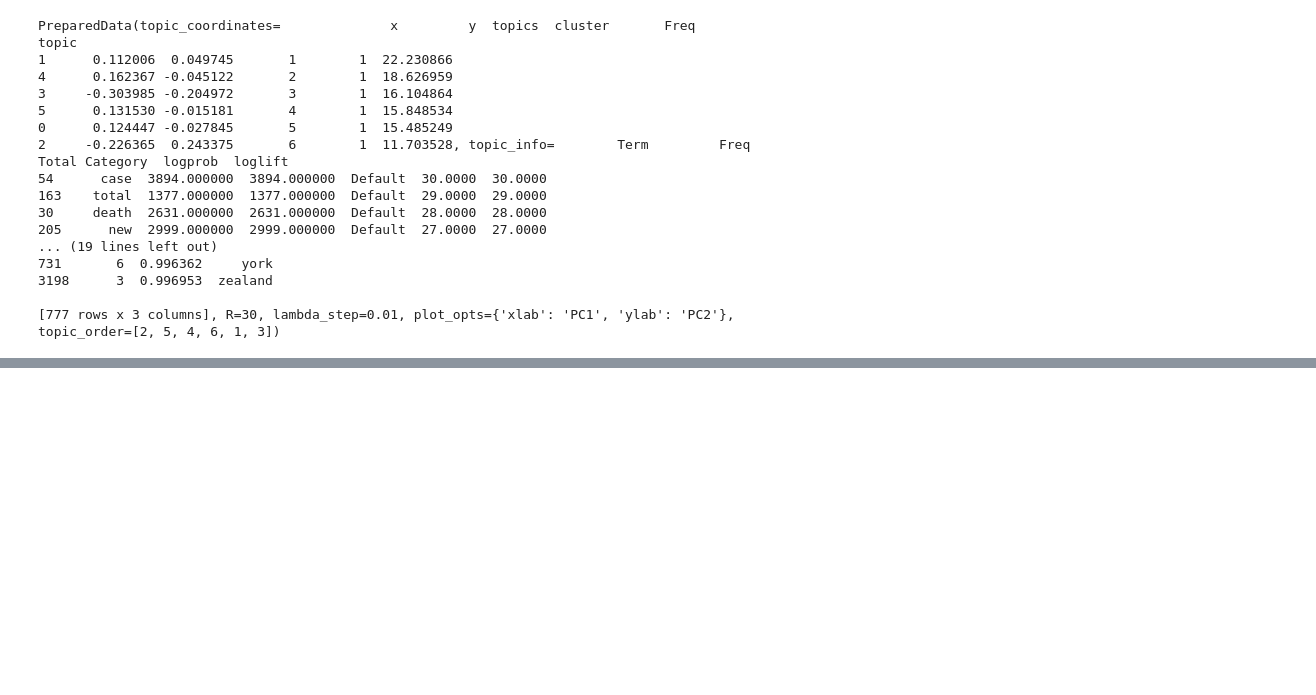
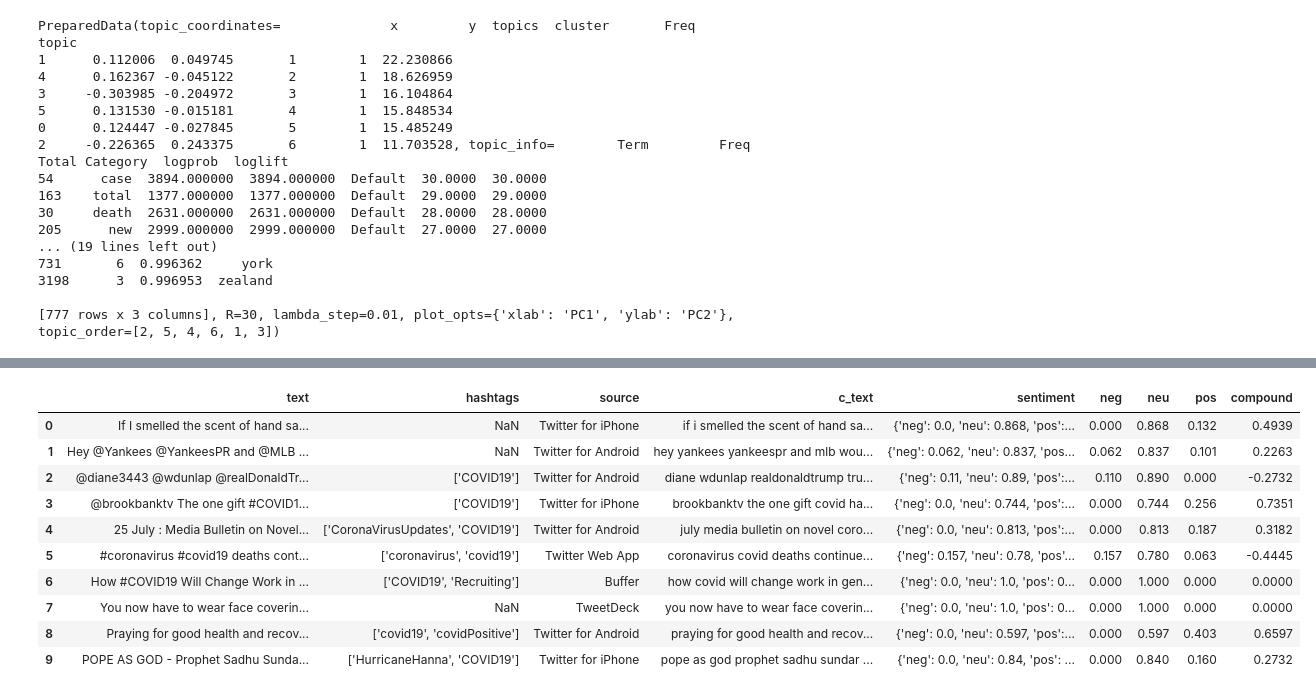
Before and after one commit to pasaunier/FDD_Projet_H, a Jupyter notebook: topic-modeling_saunier.ipynb, the cells around one changed output, grey strips where cells are left out. Drawn from its saved outputs; the diff is of its cells as text; code cells hidden in the pictures; blank space fills up the shorter version.

```diff
--- a/topic-modeling_saunier.ipynb
+++ b/topic-modeling_saunier.ipynb
@@ -601,3 +698,12 @@ topic
 3198      3  0.996953  zealand
 
 [777 rows x 3 columns], R=30, lambda_step=0.01, plot_opts={'xlab': 'PC1', 'ylab': 'PC2'}, topic_order=[2, 5, 4, 6, 1, 3])
+# %%
+from vaderSentiment.vaderSentiment import SentimentIntensityAnalyzer
+# sentiment analysis
+# importing the analyser :
+analyser = SentimentIntensityAnalyzer()
+
+# Map:
+df["sentiment"] = df.c_text.progress_map(analyser.polarity_scores)
+# takes 11 seconds ahah
@@ -603,0 +724,20 @@ topic
+# %%
+# quick way to get everything sorted
+df["neg"] = df['sentiment'].apply(lambda x: x.get('neg'))
+df["neu"] = df['sentiment'].apply(lambda x: x.get('neu'))
+df["pos"] = df['sentiment'].apply(lambda x: x.get('pos'))
+df["compound"] = df['sentiment'].apply(lambda x: x.get('compound'))
+# %%
+df[[elem for elem in df.columns[9:]]].head(10)
+# %% [output]
+|  | text | hashtags | source | c_text | sentiment | neg | neu | pos | compound |
+| 0 | If I smelled the scent of hand sa... | NaN | Twitter for iPhone | if i smelled the scent of hand sa... | {'neg': 0.0, 'neu': 0.868, 'pos':... | 0.000 | 0.868 | 0.132 | 0.4939 |
+| 1 | Hey @Yankees @YankeesPR and @MLB ... | NaN | Twitter for Android | hey yankees yankeespr and mlb wou... | {'neg': 0.062, 'neu': 0.837, 'pos... | 0.062 | 0.837 | 0.101 | 0.2263 |
+| 2 | @diane3443 @wdunlap @realDonaldTr... | ['COVID19'] | Twitter for Android | diane wdunlap realdonaldtrump tru... | {'neg': 0.11, 'neu': 0.89, 'pos':... | 0.110 | 0.890 | 0.000 | -0.2732 |
+| 3 | @brookbanktv The one gift #COVID1... | ['COVID19'] | Twitter for iPhone | brookbanktv the one gift covid ha... | {'neg': 0.0, 'neu': 0.744, 'pos':... | 0.000 | 0.744 | 0.256 | 0.7351 |
+| 4 | 25 July : Media Bulletin on Novel... | ['CoronaVirusUpdates', 'COVID19'] | Twitter for Android | july media bulletin on novel coro... | {'neg': 0.0, 'neu': 0.813, 'pos':... | 0.000 | 0.813 | 0.187 | 0.3182 |
+| 5 | #coronavirus #covid19 deaths cont... | ['coronavirus', 'covid19'] | Twitter Web App | coronavirus covid deaths continue... | {'neg': 0.157, 'neu': 0.78, 'pos'... | 0.157 | 0.780 | 0.063 | -0.4445 |
+| 6 | How #COVID19 Will Change Work in ... | ['COVID19', 'Recruiting'] | Buffer | how covid will change work in gen... | {'neg': 0.0, 'neu': 1.0, 'pos': 0... | 0.000 | 1.000 | 0.000 | 0.0000 |
+| 7 | You now have to wear face coverin... | NaN | TweetDeck | you now have to wear face coverin... | {'neg': 0.0, 'neu': 1.0, 'pos': 0... | 0.000 | 1.000 | 0.000 | 0.0000 |
+| 8 | Praying for good health and recov... | ['covid19', 'covidPositive'] | Twitter for Android | praying for good health and recov... | {'neg': 0.0, 'neu': 0.597, 'pos':... | 0.000 | 0.597 | 0.403 | 0.6597 |
+| 9 | POPE AS GOD - Prophet Sadhu Sunda... | ['HurricaneHanna', 'COVID19'] | Twitter for iPhone | pope as god prophet sadhu sundar ... | {'neg': 0.0, 'neu': 0.84, 'pos': ... | 0.000 | 0.840 | 0.160 | 0.2732 |
```
Also changed, not shown: parts of 15 cells of this notebook, 7 other files.
